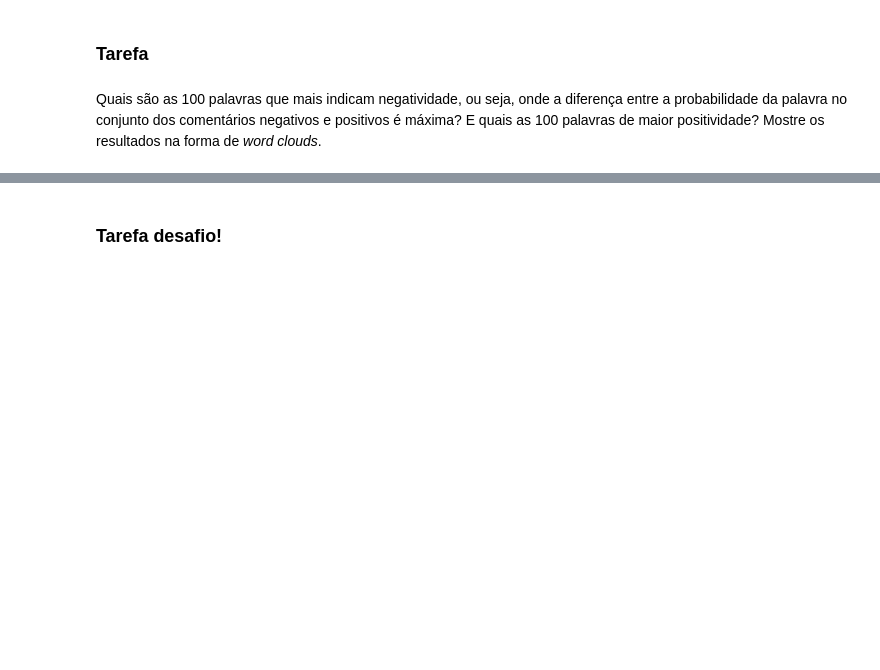
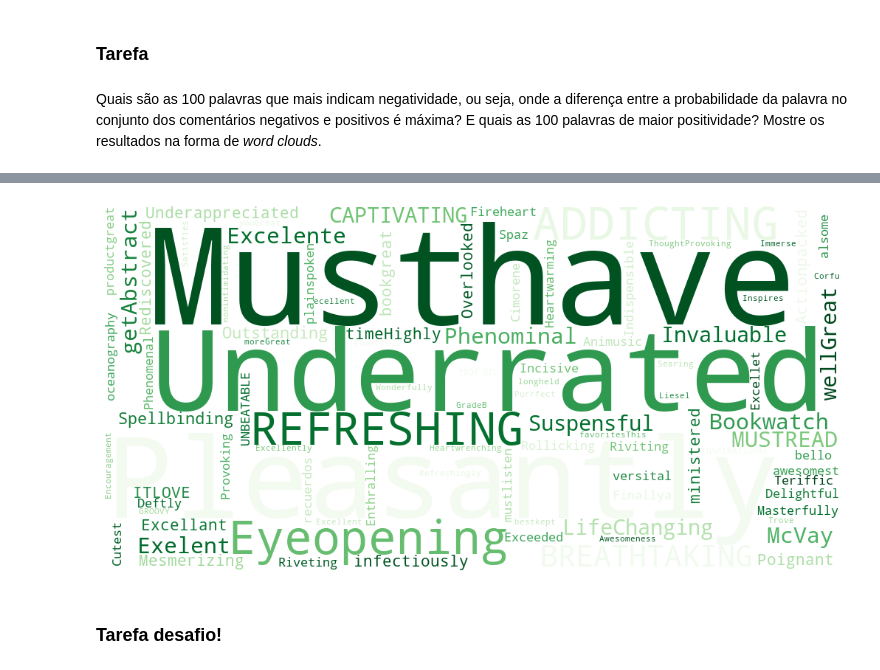
Before and after one commit to Lahiry/projeto-spark, a Jupyter notebook: projeto_spark.ipynb, the cells around one changed output, grey strips where cells are left out. Cells and saved outputs as stored; diff of their text form; code cells hidden in the pictures; blank space fills up the shorter version.

```diff
--- a/projeto_spark.ipynb
+++ b/projeto_spark.ipynb
@@ -274,3 +317,14 @@ Quais são as 100 palavras que mais indicam negatividade, ou seja, onde a difere
+# %%
+top100_pos_list = " ".join([item[0] for item in top100_pos])
+wordcloud_pos = WordCloud(colormap = "Greens", background_color="white", width = 1000, height = 500,).generate(top100_pos_list)
+
+plt.figure(figsize = (10, 5), facecolor = None)
+plt.imshow(wordcloud_pos)
+plt.axis("off")
+plt.tight_layout(pad = 0)
+plt.show()
+# %% [output]
+[figure, added]
 # %% [markdown]
 ### Tarefa desafio!
 # %% [markdown]
```
Also changed, not shown: parts of 10 cells of this notebook.
